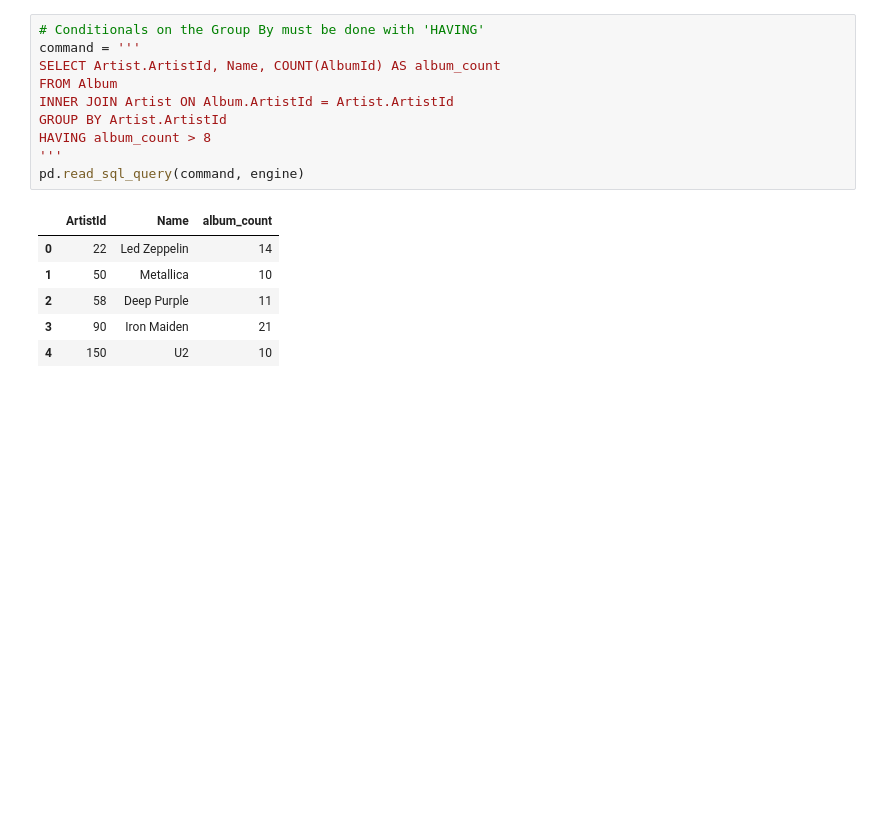
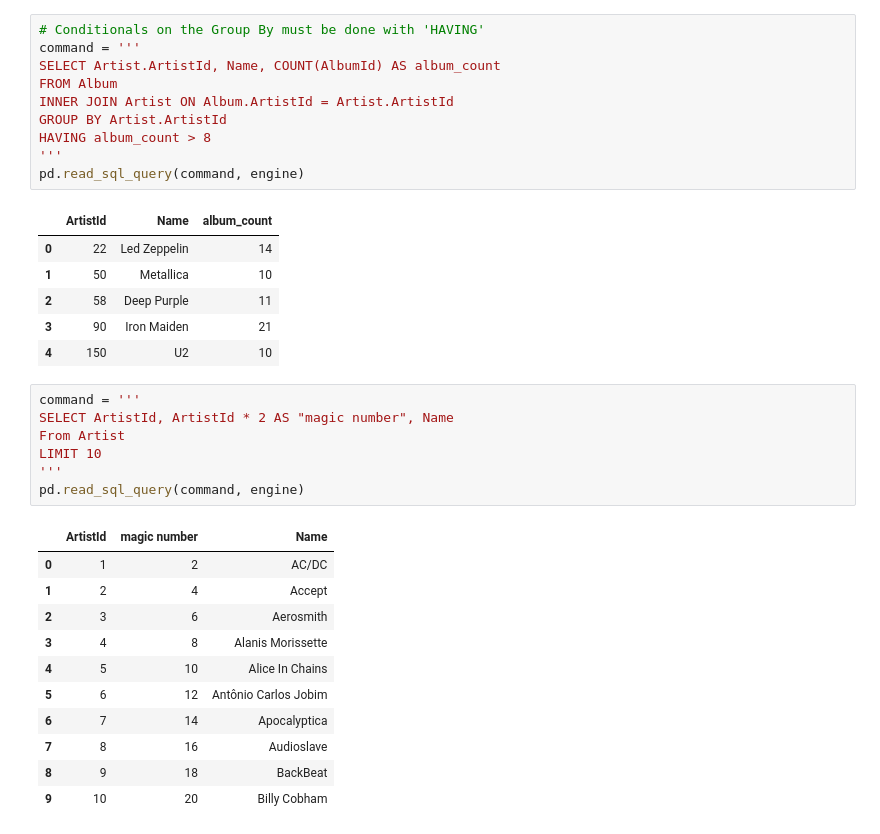
Before and after one commit to smileschen/2019-sp-stats131, a Jupyter notebook: 09-01 Intro SQL.ipynb, the cells around one changed output. Saved outputs shown, nothing was run; the diff lists cells and outputs as text; blank space fills up the shorter version.

```diff
--- a/09-01 Intro SQL.ipynb
+++ b/09-01 Intro SQL.ipynb
@@ -249,3 +288,22 @@ pd.read_sql_query(command, engine)
 | 2 | 58 | Deep Purple | 11 |
 | 3 | 90 | Iron Maiden | 21 |
 | 4 | 150 | U2 | 10 |
+# %%
+command = '''
+SELECT ArtistId, ArtistId * 2 AS "magic number", Name
+From Artist
+LIMIT 10
+'''
+pd.read_sql_query(command, engine)
+# %% [output]
+|  | ArtistId | magic number | Name |
+| 0 | 1 | 2 | AC/DC |
+| 1 | 2 | 4 | Accept |
+| 2 | 3 | 6 | Aerosmith |
+| 3 | 4 | 8 | Alanis Morissette |
+| 4 | 5 | 10 | Alice In Chains |
+| 5 | 6 | 12 | Antônio Carlos Jobim |
+| 6 | 7 | 14 | Apocalyptica |
+| 7 | 8 | 16 | Audioslave |
+| 8 | 9 | 18 | BackBeat |
+| 9 | 10 | 20 | Billy Cobham |
```
Also changed, not shown: parts of 2 cells of this notebook.
